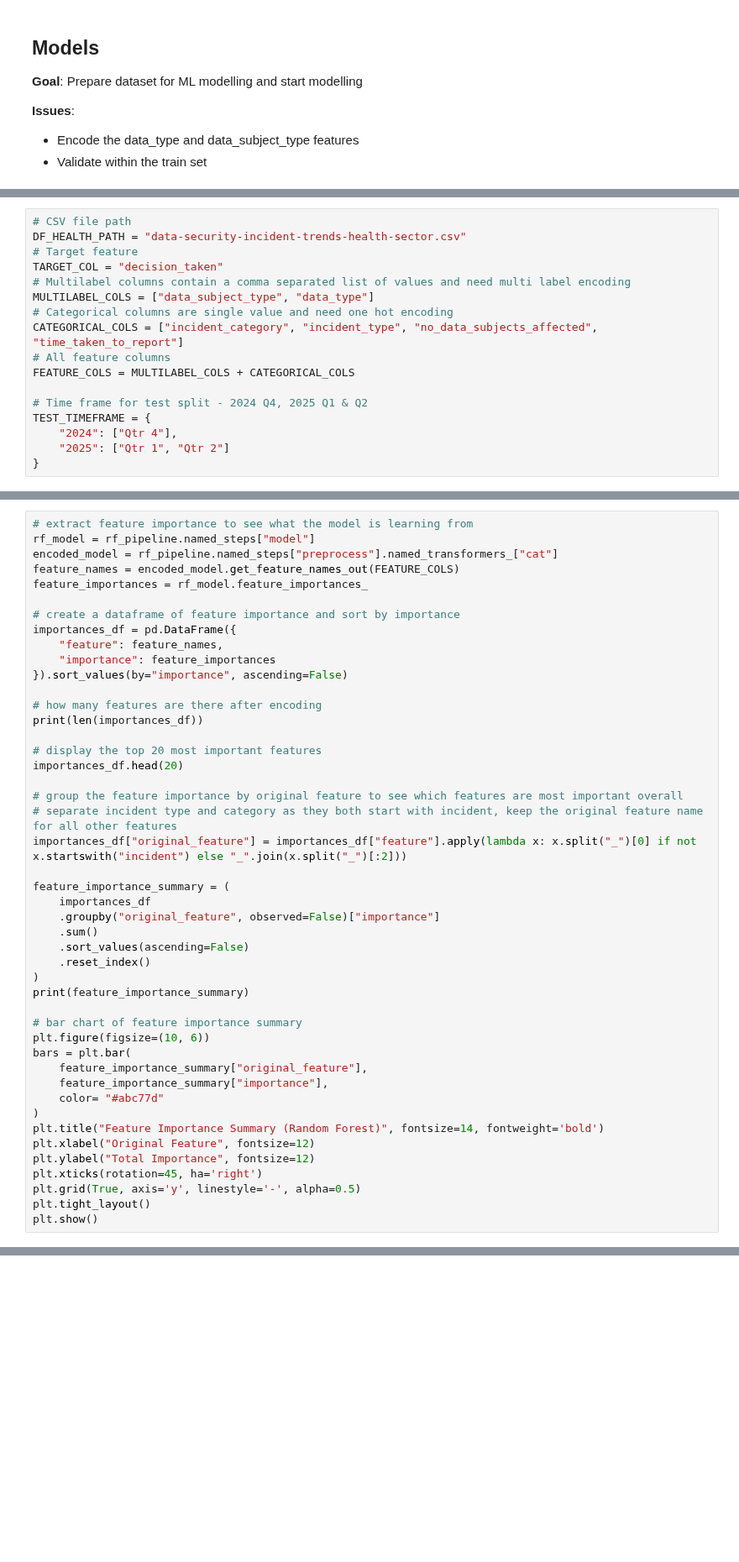
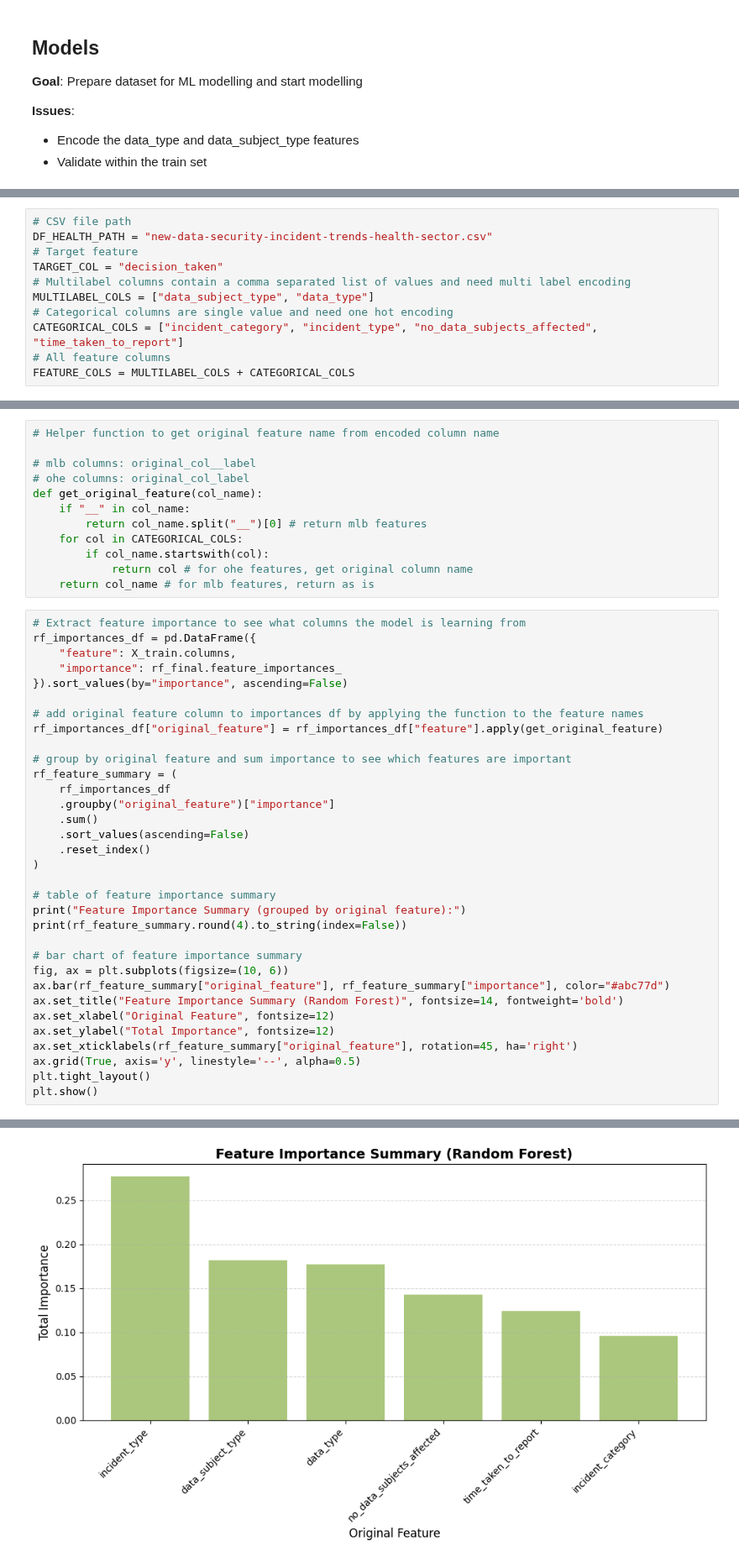
Before and after one commit to maycrowave/healthcare-data-incident-dashboard, a Jupyter notebook: models.ipynb, the cells around one changed output, grey strips where cells are left out. Shown at 84% size. Cells and saved outputs as stored; diff of their text form; blank space fills up the shorter version.

```diff
--- a/models.ipynb
+++ b/models.ipynb
@@ -17,6 +22,6 @@ from sklearn.preprocessing import OneHotEncoder, MultiLabelBinarizer
 # %%
 # CSV file path
-DF_HEALTH_PATH = "data-security-incident-trends-health-sector.csv"
+DF_HEALTH_PATH = "new-data-security-incident-trends-health-sector.csv"
 # Target feature
 TARGET_COL = "decision_taken"
 # Multilabel columns contain a comma separated list of values and need multi label encoding
@@ -25,12 +30,6 @@ MULTILABEL_COLS = ["data_subject_type", "data_type"]
 CATEGORICAL_COLS = ["incident_category", "incident_type", "no_data_subjects_affected", "time_taken_to_report"]
 # All feature columns
 FEATURE_COLS = MULTILABEL_COLS + CATEGORICAL_COLS
-
-# Time frame for test split - 2024 Q4, 2025 Q1 & Q2
-TEST_TIMEFRAME = {
-    "2024": ["Qtr 4"],
-    "2025": ["Qtr 1", "Qtr 2"]
-}
 # %%
 # Load the preprocessed dataset
 df = pd.read_csv(DF_HEALTH_PATH)
@@ -131,46 +375,46 @@ evaluate_model(y_test, y_pred)
+# %%
+# Helper function to get original feature name from encoded column name
+
+# mlb columns: original_col__label
+# ohe columns: original_col_label
+def get_original_feature(col_name):
+    if "__" in col_name:
+        return col_name.split("__")[0] # return mlb features
+    for col in CATEGORICAL_COLS:
+        if col_name.startswith(col):
+            return col # for ohe features, get original column name
+    return col_name # for mlb features, return as is
 # %%
-# extract feature importance to see what the model is learning from
-rf_model = rf_pipeline.named_steps["model"]
-encoded_model = rf_pipeline.named_steps["preprocess"].named_transformers_["cat"]
-feature_names = encoded_model.get_feature_names_out(FEATURE_COLS)
-feature_importances = rf_model.feature_importances_
-
-# create a dataframe of feature importance and sort by importance
-importances_df = pd.DataFrame({
-    "feature": feature_names,
-    "importance": feature_importances
+# Extract feature importance to see what columns the model is learning from
+rf_importances_df = pd.DataFrame({
+    "feature": X_train.columns,
+    "importance": rf_final.feature_importances_
 }).sort_values(by="importance", ascending=False)
 
-# how many features are there after encoding
-print(len(importances_df))
+# add original feature column to importances df by applying the function to the feature names
+rf_importances_df["original_feature"] = rf_importances_df["feature"].apply(get_original_feature)
 
-# display the top 20 most important features
-importances_df.head(20)
-
-# group the feature importance by original feature to see which features are most important overall
-# separate incident type and category as they both start with incident, keep the original feature name for all other features
-importances_df["original_feature"] = importances_df["feature"].apply(lambda x: x.split("_")[0] if not x.startswith("incident") else "_".join(x.split("_")[:2]))
-
-feature_importance_summary = (
-    importances_df
-    .groupby("original_feature", observed=False)["importance"]
+# group by original feature and sum importance to see which features are important
+rf_feature_summary = (
+    rf_importances_df
+    .groupby("original_feature")["importance"]
     .sum()
     .sort_values(ascending=False)
     .reset_index()
 )
-print(feature_importance_summary)
+
+# table of feature importance summary
+print("Feature Importance Summary (grouped by original feature):")
+print(rf_feature_summary.round(4).to_string(index=False))
 
 # bar chart of feature importance summary
-plt.figure(figsize=(10, 6))
-bars = plt.bar(
-    feature_importance_summary["original_feature"],
-    feature_importance_summary["importance"],
-    color= "#abc77d"
-)
-plt.title("Feature Importance Summary (Random Forest)", fontsize=14, fontweight='bold')
-plt.xlabel("Original Feature", fontsize=12)
-plt.ylabel("Total Importance", fontsize=12)
-plt.xticks(rotation=45, ha='right')
-plt.grid(True, axis='y', linestyle='-', alpha=0.5)
+fig, ax = plt.subplots(figsize=(10, 6))
+ax.bar(rf_feature_summary["original_feature"], rf_feature_summary["importance"], color="#abc77d")
+ax.set_title("Feature Importance Summary (Random Forest)", fontsize=14, fontweight='bold')
+ax.set_xlabel("Original Feature", fontsize=12)
+ax.set_ylabel("Total Importance", fontsize=12)
+ax.set_xticklabels(rf_feature_summary["original_feature"], rotation=45, ha='right')
+ax.grid(True, axis='y', linestyle='--', alpha=0.5)
 plt.tight_layout()
 plt.show()
+# %% [output]
@@ -176,0 +429 @@ plt.show()
+[figure, added]
```
Also changed, not shown: parts of 30 cells of this notebook, 4 other files.
